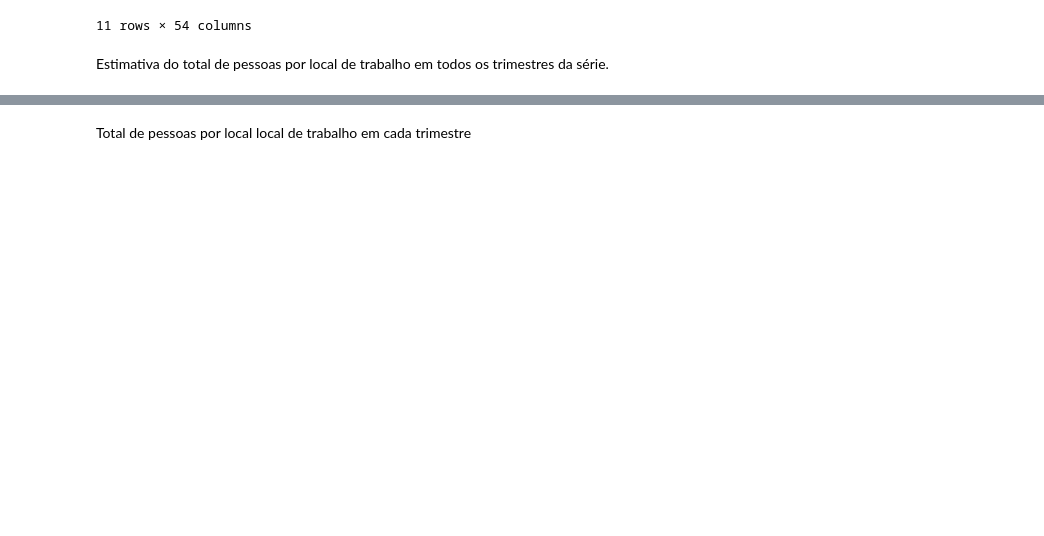
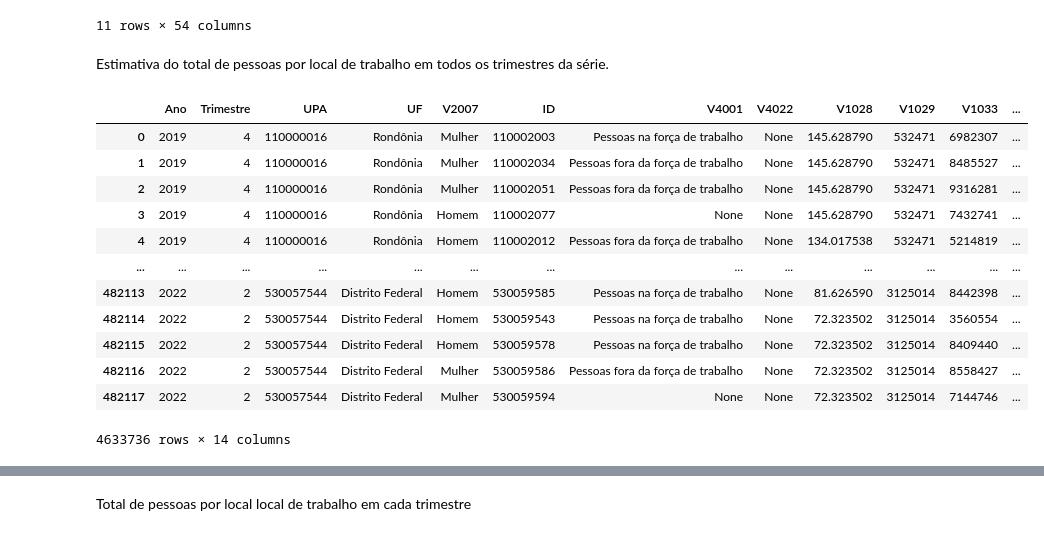
Before and after one commit to msbrasil/Mercado-de-Trabalho-Remoto, a Jupyter notebook: Local de Trabalho.ipynb, the cells around one changed output, grey strips where cells are left out. Cells and saved outputs as stored; diff of their text form; code cells hidden in the pictures; blank space fills up the shorter version.

```diff
--- a/Local de Trabalho.ipynb
+++ b/Local de Trabalho.ipynb
@@ -211,3 +194,19 @@ pop_sexo_uf
 11 rows × 54 columns
 # %% [markdown]
 Estimativa do total de pessoas por local de trabalho em todos os trimestres da série.
+# %%
+pnadc_completa
+# %% [output]
+|  | Ano | Trimestre | UPA | UF | V2007 | ID | V4001 | V4022 | V1028 | V1029 | V1033 | ... |
+| 0 | 2019 | 4 | 110000016 | Rondônia | Mulher | 110002003 | Pessoas na força de trabalho | None | 145.628790 | 532471 | 6982307 | ... |
+| 1 | 2019 | 4 | 110000016 | Rondônia | Mulher | 110002034 | Pessoas fora da força de trabalho | None | 145.628790 | 532471 | 8485527 | ... |
+| 2 | 2019 | 4 | 110000016 | Rondônia | Mulher | 110002051 | Pessoas fora da força de trabalho | None | 145.628790 | 532471 | 9316281 | ... |
+| 3 | 2019 | 4 | 110000016 | Rondônia | Homem | 110002077 | None | None | 145.628790 | 532471 | 7432741 | ... |
+| 4 | 2019 | 4 | 110000016 | Rondônia | Homem | 110002012 | Pessoas fora da força de trabalho | None | 134.017538 | 532471 | 5214819 | ... |
+| ... | ... | ... | ... | ... | ... | ... | ... | ... | ... | ... | ... | ... |
+| 482113 | 2022 | 2 | 530057544 | Distrito Federal | Homem | 530059585 | Pessoas na força de trabalho | None | 81.626590 | 3125014 | 8442398 | ... |
+| 482114 | 2022 | 2 | 530057544 | Distrito Federal | Homem | 530059543 | Pessoas na força de trabalho | None | 72.323502 | 3125014 | 3560554 | ... |
+| 482115 | 2022 | 2 | 530057544 | Distrito Federal | Homem | 530059578 | Pessoas na força de trabalho | None | 72.323502 | 3125014 | 8409440 | ... |
+| 482116 | 2022 | 2 | 530057544 | Distrito Federal | Mulher | 530059586 | Pessoas fora da força de trabalho | None | 72.323502 | 3125014 | 8558427 | ... |
+| 482117 | 2022 | 2 | 530057544 | Distrito Federal | Mulher | 530059594 | None | None | 72.323502 | 3125014 | 7144746 | ... |
+4633736 rows × 14 columns
```
Also changed, not shown: parts of 14 cells of this notebook, 3 other files.
